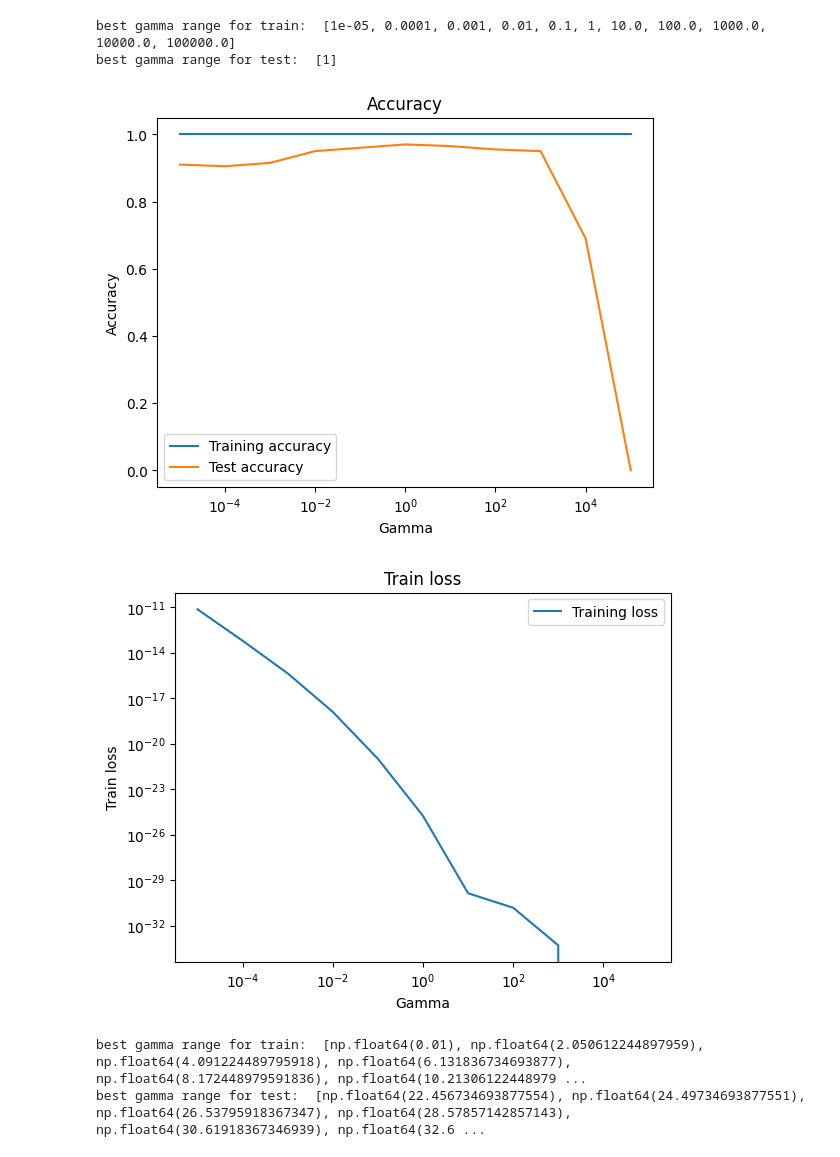
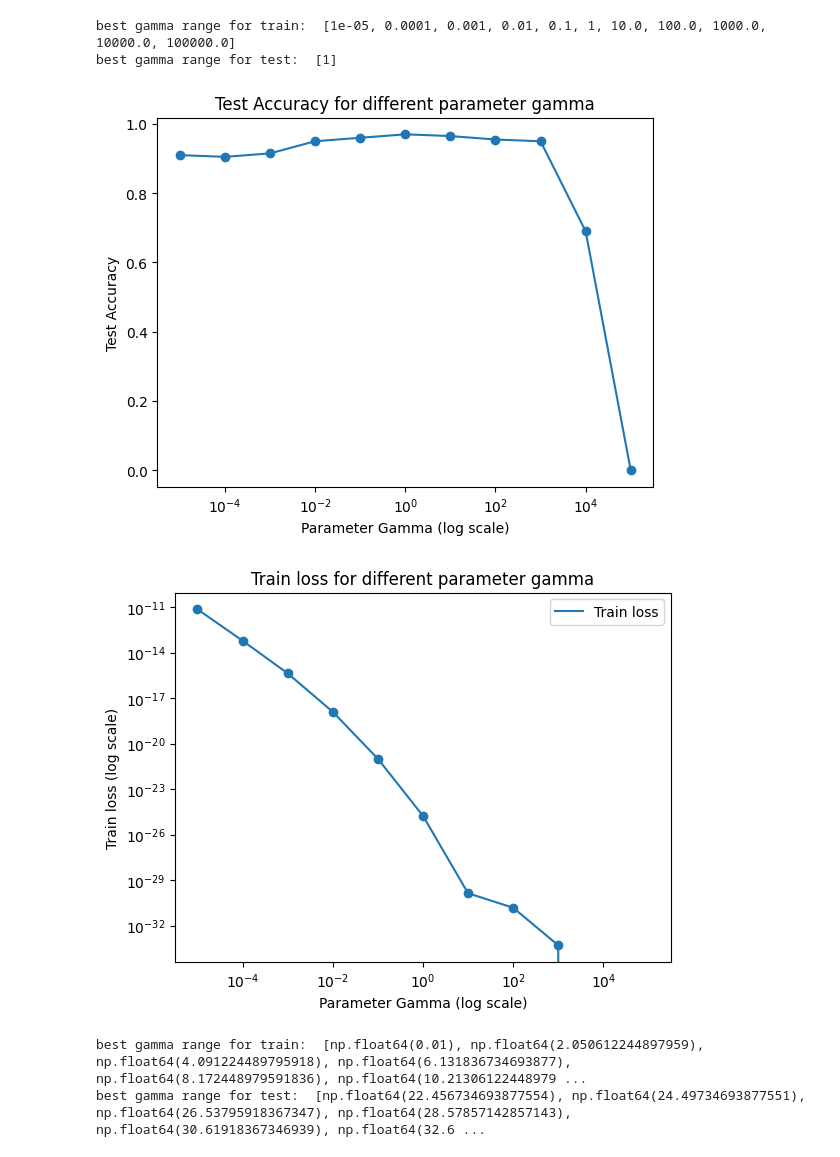
Before and after one commit to colsonad/TFE, a Jupyter notebook: Kernel_tuning.ipynb, the cells around one changed output. Saved outputs shown, nothing was run; the diff lists cells and outputs as text; code cells hidden in the pictures.

```diff
--- a/Kernel_tuning.ipynb
+++ b/Kernel_tuning.ipynb
@@ -68,25 +68,26 @@ best gamma range for train:  [1e-05, 0.0001, 0.001, 0.01, 0.1, 1, 10.0, 100.0, 1
 best gamma range for test:  [1]
 # %%
 plt.figure()
-plt.plot(gammas,train_accuracy, label='Training accuracy')
-plt.plot(gammas,test_accuracy, label='Test accuracy')
-plt.xlabel('Gamma')
+plt.scatter(gammas, test_accuracy)
+plt.plot(gammas, test_accuracy, label='Test accuracy')
+plt.xlabel('Parameter Gamma (log scale)')
 plt.xscale('log')
-plt.ylabel('Accuracy')
-plt.title('Accuracy')
-plt.legend()
+plt.ylabel('Test Accuracy')
+plt.title('Test Accuracy for different parameter gamma')
+plt.savefig('accuracy_rbf.pdf')
 plt.show()
 
 plt.figure()
-plt.plot(gammas,train_loss, label='Training loss')
-plt.xlabel('Gamma')
+plt.scatter(gammas,train_loss)
+plt.plot(gammas, train_loss, label='Train loss')
+plt.xlabel('Parameter Gamma (log scale)')
 plt.xscale('log')
 plt.yscale('log')
-plt.ylabel('Train loss')
-plt.title('Train loss')
+plt.ylabel('Train loss (log scale)')
+plt.title('Train loss for different parameter gamma')
 plt.legend()
 plt.show()
 # %% [output]
-[figure, old version]
+[figure, new version]
-[figure, old version]
+[figure, new version]
 # %%
```
Also changed, not shown: parts of 16 cells of this notebook, 33 other files.
